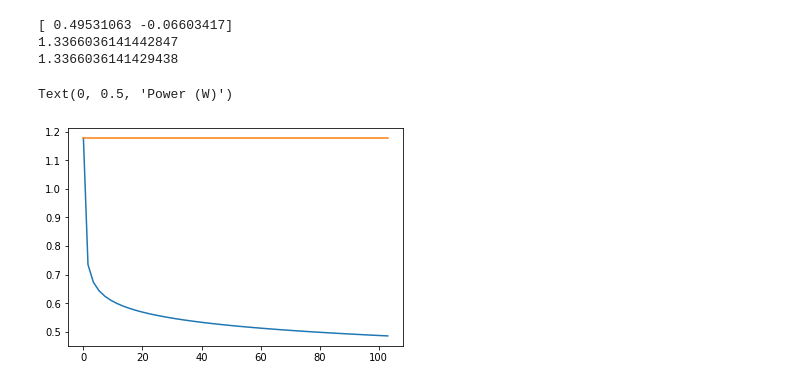
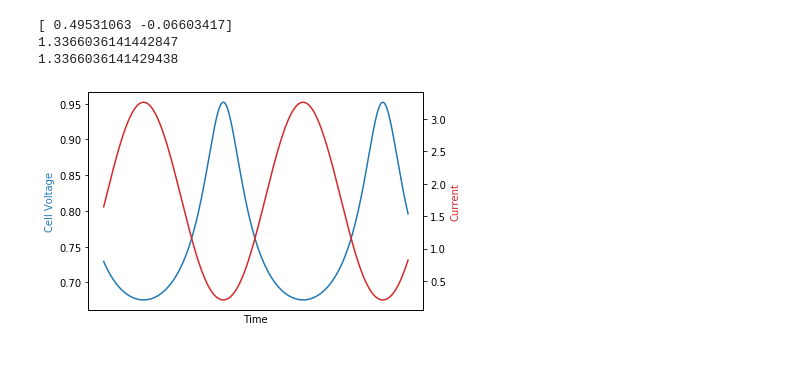
Before and after one commit to MaryLouNadeau/Zochas, a Jupyter notebook: BV_Kinetics.ipynb, the cells around one changed output. Drawn from its saved outputs; the diff is of its cells as text; code cells hidden in the pictures; blank space fills up the shorter version.

```diff
--- a/BV_Kinetics.ipynb
+++ b/BV_Kinetics.ipynb
@@ -85,47 +85,69 @@ voltages = []
 power = []
 eqvoltage = []
 volt_minus_eta_air = []
-power_densities = np.linspace(0,50,45)
+#power_densities = np.linspace(0,50,45)
+
+Fs = 50
+f = 5
+sample = 50
+x = np.arange(start=0, stop=12, step=0.01)
+#power_densities = np.sin(2 * np.pi * f * x / Fs)
+power_densities = np.sin(x) + 1.2
+
 
 for P in power_densities:
     #print('Power density =',P)
     data = (i_0_air, alpha_a_air, alpha_c_air, i_0_zn, alpha_a_zn, alpha_c_zn, R, T, U_cell, P)
     sol = fsolve(current, guess, args=data)
     #print('solution =', sol)
     eta_air_calc = sol[0]
     eta_zn_calc = sol[1]
     i_air = i_0_air*(np.exp((alpha_a_air*z*F*eta_air_calc)/(R*T)) - np.exp((-alpha_c_air*z*F*eta_air_calc)/(R*T)))
     current_densities.append(i_air)
     V_cell = U_cell - eta_air_calc - eta_zn_calc
     voltages.append(V_cell)
     volt_minus_eta_air.append(U_cell - eta_zn_calc)
     #print('current density =', i_air)
     #print('voltage =', V_cell)
     #try area of 1
     A=1
     power.append(V_cell*A*i_air)
     eqvoltage.append(U_cell)
 
 
-#fig, ax1 = plt.subplots()
+
 
 #ax2 = ax1.twinx()
-plt.plot(current_densities, voltages, label='Actual Voltage')
-plt.plot(current_densities, eqvoltage, label='Equilibrium Voltage')
+
+#plt.plot(current_densities, eqvoltage, label='Equilibrium Voltage')
 #plt.plot(current_densities, volt_minus_eta_air)
-ax2.plot(current_densities, power)
+#ax2.plot(x, power_densities, label='Power Requirement')
+#ax2.plot(x, current_densities, label='Current')
 #np.ones_like(current_densities)*U_cell
 
-plt.xlabel('Current Density (A/m^2)')
-plt.ylabel('Cell Voltage (V)')
-plt.legend()
+fig1, ax1 = plt.subplots()
+color = 'tab:blue'
+ax1.plot(x, voltages, label='Cell Voltage', color=color)
+ax1.set_xlabel('Time')
+ax1.set_ylabel('Cell Voltage', color=color)
+ax1.axes.get_xaxis().set_ticks([])
+
+ax2 = ax1.twinx()
+color = 'tab:red'
+ax2.plot(x, current_densities, label='Current', color=color)
+ax2.set_ylabel('Current', color=color)
+#fig1.legend()
+
+#plt.plot(x, power_densities)
+
+
+#plt.xlabel('Time')
 #ax2.set_ylabel('Power (W)')
 
-plt.savefig('./poster/current_vs_voltage.png',dpi=500)
+plt.savefig('./poster/cycle_current_voltage.png',dpi=500)
 #plt.plot(current_densities, voltages)
 #plt.plot(current_densities, power)
 #plt.ylabel('Cell Voltage (V)')
 #plt.xlabel('Current Density (A/m^2)')
 # %% [output]
-Text(0, 0.5, 'Power (W)')
-[figure, old version]
+[figure, new version]
```
Also changed, not shown: parts of 6 cells of this notebook, 7 other files.
